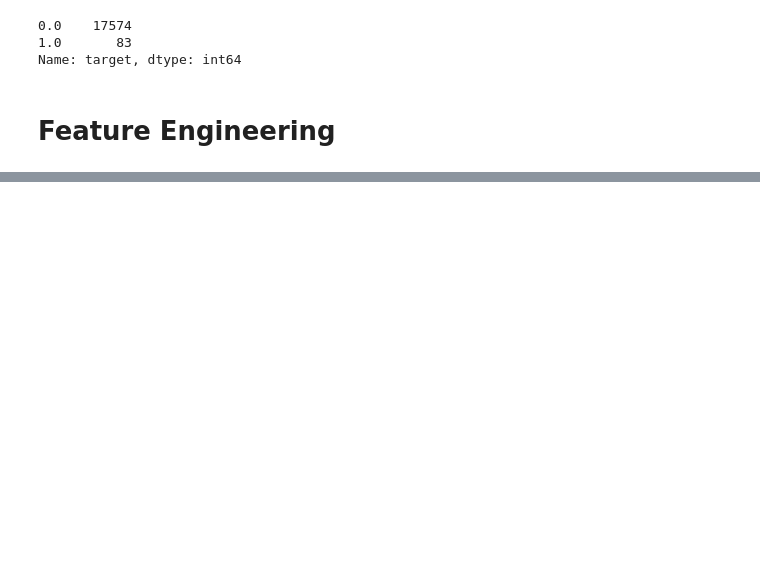
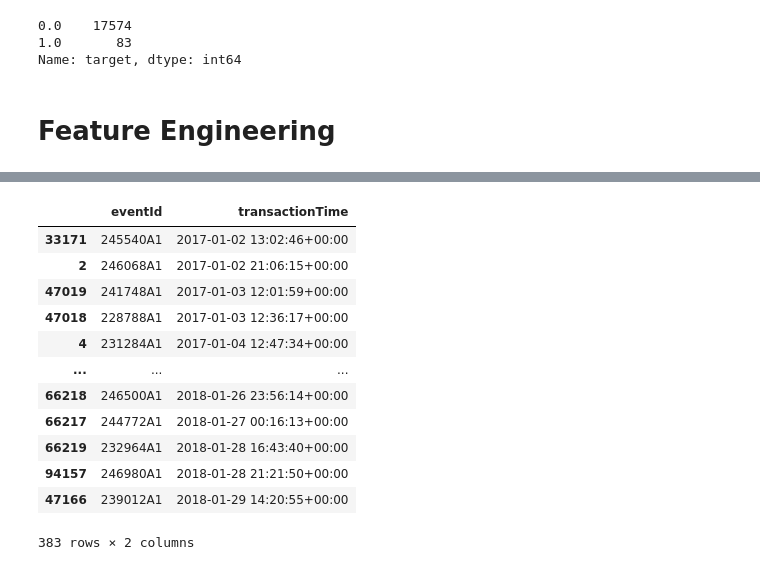
Before and after one commit to LeonMilosevic/fraud_homework_redo, a Jupyter notebook: fraud_homework_redo.ipynb, the cells around one changed output, grey strips where cells are left out. Cells and saved outputs as stored; diff of their text form; code cells hidden in the pictures; blank space fills up the shorter version.

```diff
--- a/fraud_homework_redo.ipynb
+++ b/fraud_homework_redo.ipynb
@@ -459,3 +486,19 @@ df_data[df_data['accountNumber'] == '446aa601'].sort_values(by='transactionTime'
+# %%
+pd.DataFrame(df_data[df_data['accountNumber'] == '446aa601'].sort_values(by='transactionTime')[['eventId','transactionTime']])
+# %% [output]
+|  | eventId | transactionTime |
+| 33171 | 245540A1 | 2017-01-02 13:02:46+00:00 |
+| 2 | 246068A1 | 2017-01-02 21:06:15+00:00 |
+| 47019 | 241748A1 | 2017-01-03 12:01:59+00:00 |
+| 47018 | 228788A1 | 2017-01-03 12:36:17+00:00 |
+| 4 | 231284A1 | 2017-01-04 12:47:34+00:00 |
+| ... | ... | ... |
+| 66218 | 246500A1 | 2018-01-26 23:56:14+00:00 |
+| 66217 | 244772A1 | 2018-01-27 00:16:13+00:00 |
+| 66219 | 232964A1 | 2018-01-28 16:43:40+00:00 |
+| 94157 | 246980A1 | 2018-01-28 21:21:50+00:00 |
+| 47166 | 239012A1 | 2018-01-29 14:20:55+00:00 |
+383 rows × 2 columns
 # %%
 # time difference between 2 previous transaction
 df_data[df_data['accountNumber'] == '446aa601'].sort_values(by='transactionTime')['transactionTime'].diff(periods=2).apply(lambda x: x/np.timedelta64(1, 'm')).fillna(0).astype('int64')
```
Also changed, not shown: parts of 17 cells of this notebook.
